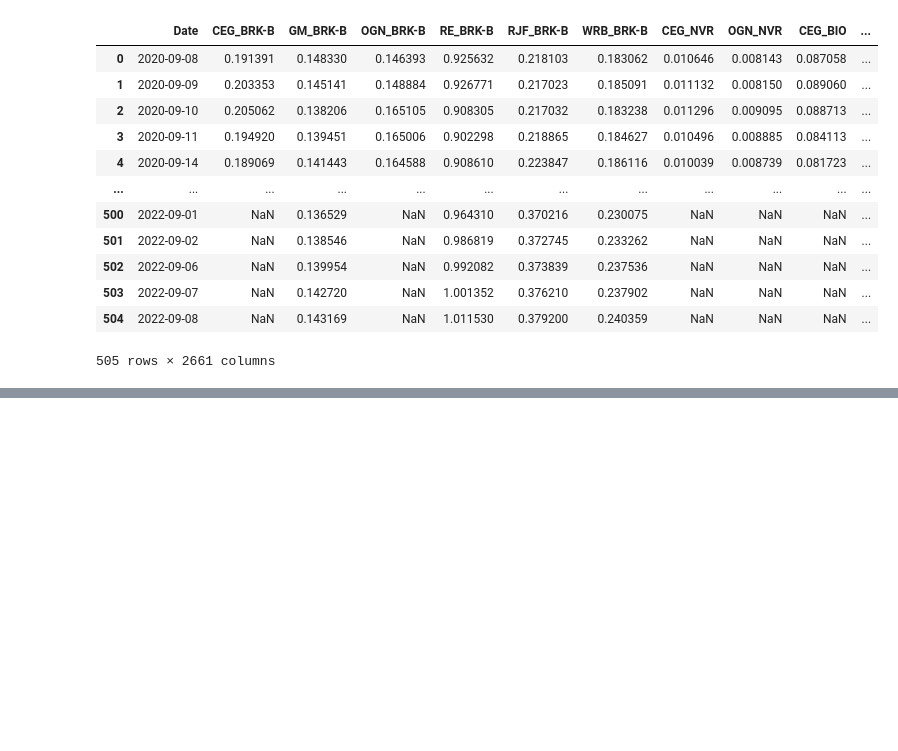
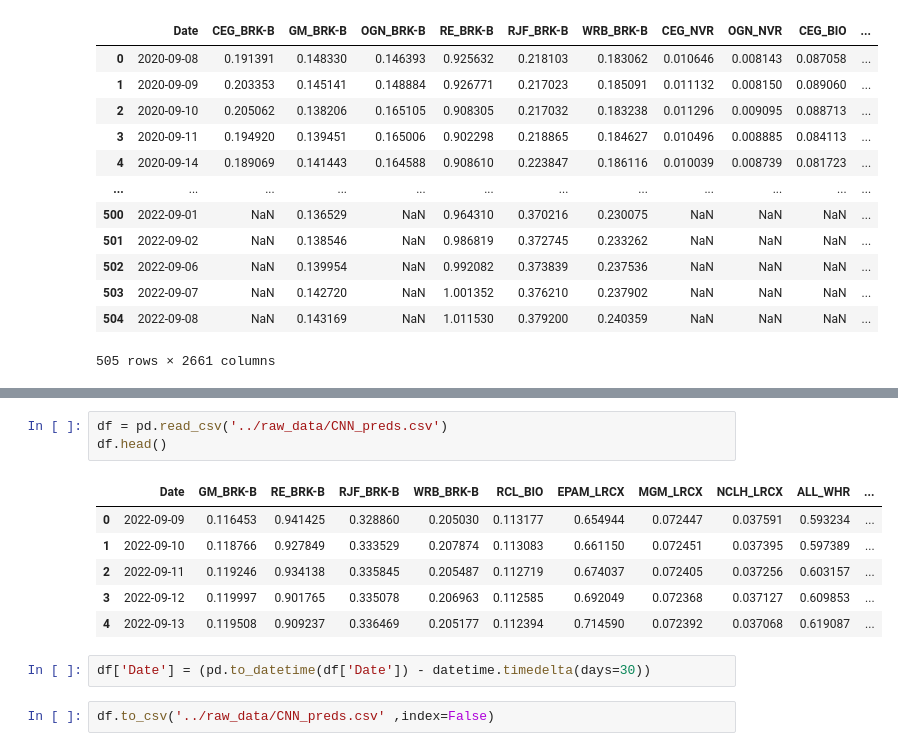
Before and after one commit to greengamma/long-short-trade-ideas-generator, a Jupyter notebook: notebooks/CNN_model.ipynb, the cells around one changed output, grey strips where cells are left out. Drawn from its saved outputs; the diff is of its cells as text; blank space fills up the shorter version.

```diff
--- a/notebooks/CNN_model.ipynb
+++ b/notebooks/CNN_model.ipynb
@@ -274,0 +320,14 @@ pd
+# %%
+df = pd.read_csv('../raw_data/CNN_preds.csv')
+df.head()
+# %% [output]
+|  | Date | GM_BRK-B | RE_BRK-B | RJF_BRK-B | WRB_BRK-B | RCL_BIO | EPAM_LRCX | MGM_LRCX | NCLH_LRCX | ALL_WHR | ... |
+| 0 | 2022-09-09 | 0.116453 | 0.941425 | 0.328860 | 0.205030 | 0.113177 | 0.654944 | 0.072447 | 0.037591 | 0.593234 | ... |
+| 1 | 2022-09-10 | 0.118766 | 0.927849 | 0.333529 | 0.207874 | 0.113083 | 0.661150 | 0.072451 | 0.037395 | 0.597389 | ... |
+| 2 | 2022-09-11 | 0.119246 | 0.934138 | 0.335845 | 0.205487 | 0.112719 | 0.674037 | 0.072405 | 0.037256 | 0.603157 | ... |
+| 3 | 2022-09-12 | 0.119997 | 0.901765 | 0.335078 | 0.206963 | 0.112585 | 0.692049 | 0.072368 | 0.037127 | 0.609853 | ... |
+| 4 | 2022-09-13 | 0.119508 | 0.909237 | 0.336469 | 0.205177 | 0.112394 | 0.714590 | 0.072392 | 0.037068 | 0.619087 | ... |
+# %%
+df['Date'] = (pd.to_datetime(df['Date']) - datetime.timedelta(days=30))
+# %%
+df.to_csv('../raw_data/CNN_preds.csv' ,index=False)
```
Also changed, not shown: parts of 28 cells of this notebook, 5 other files.
